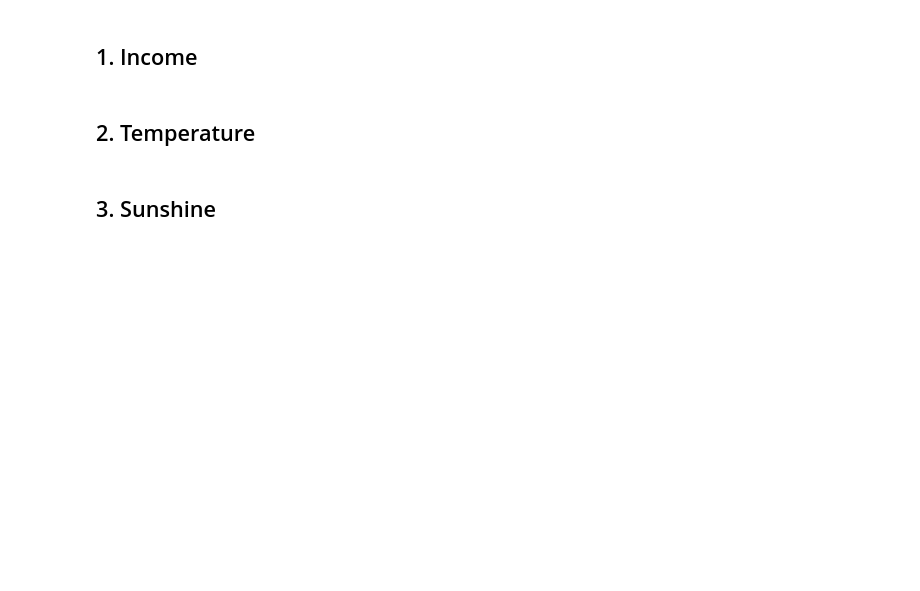
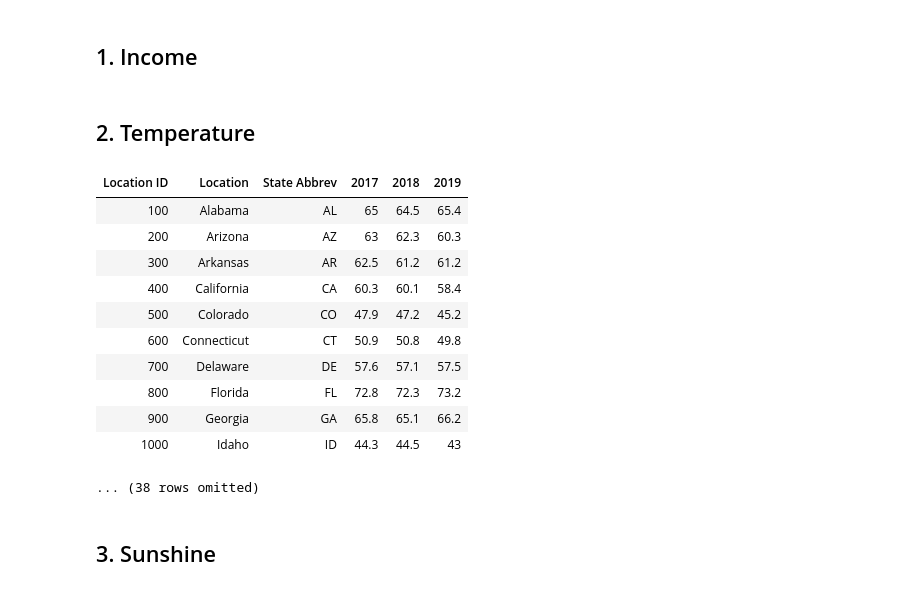
Before and after one commit to jamesyoung4/finalproj118, a Jupyter notebook: finalproj118 - AT JY LD SK.ipynb, the cells around one changed output. Drawn from its saved outputs; the diff is of its cells as text; code cells hidden in the pictures; blank space fills up the shorter version.

Commit message:
temp data avg

```diff
--- a/finalproj118 - AT JY LD SK.ipynb
+++ b/finalproj118 - AT JY LD SK.ipynb
@@ -39,3 +36,19 @@ temptab
+# %%
+temptab = Table.read_table("https://raw.githubusercontent.com/jamesyoung4/finalproj118/main/temp1719.csv")
+temptab
+# %% [output]
+| Location ID | Location | State Abbrev | 2017 | 2018 | 2019 |
+| 100 | Alabama | AL | 65 | 64.5 | 65.4 |
+| 200 | Arizona | AZ | 63 | 62.3 | 60.3 |
+| 300 | Arkansas | AR | 62.5 | 61.2 | 61.2 |
+| 400 | California | CA | 60.3 | 60.1 | 58.4 |
+| 500 | Colorado | CO | 47.9 | 47.2 | 45.2 |
+| 600 | Connecticut | CT | 50.9 | 50.8 | 49.8 |
+| 700 | Delaware | DE | 57.6 | 57.1 | 57.5 |
+| 800 | Florida | FL | 72.8 | 72.3 | 73.2 |
+| 900 | Georgia | GA | 65.8 | 65.1 | 66.2 |
+| 1000 | Idaho | ID | 44.3 | 44.5 | 43 |
+... (38 rows omitted)
 # %% [markdown]
 ## 3. Sunshine
 # %% [markdown]
```
Also changed, not shown: parts of 1 cell of this notebook, 1 other file.
